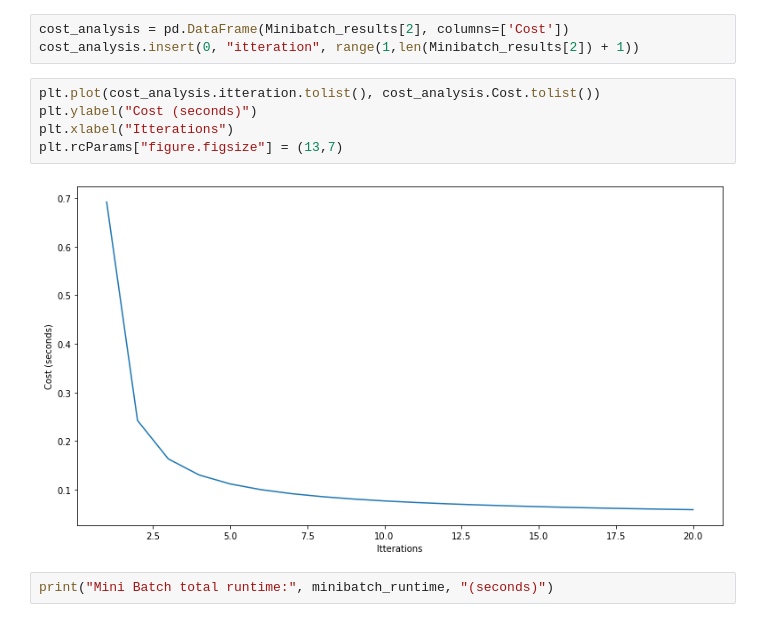
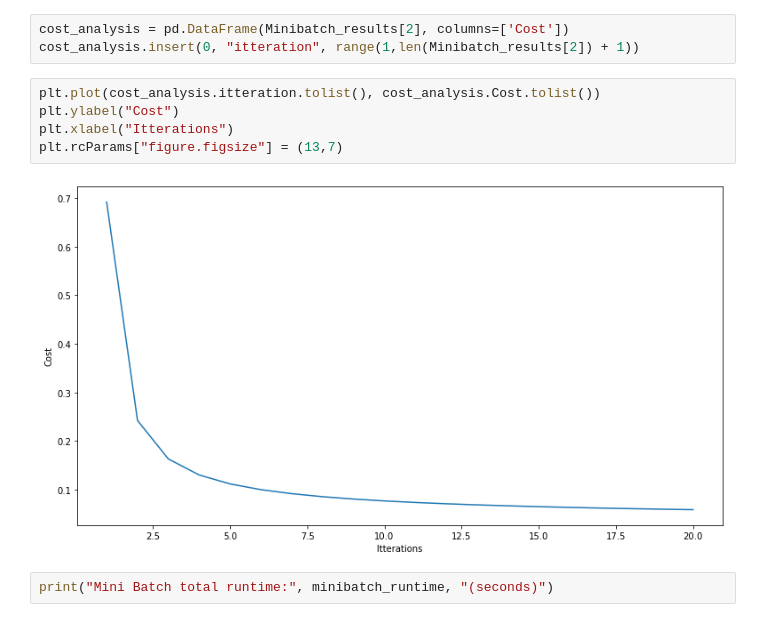
Before and after one commit to js3467/AI-Final, a Jupyter notebook: AI_Final_Part_B.ipynb, the cells around one changed output. Drawn from its saved outputs; the diff is of its cells as text.

```diff
--- a/AI_Final_Part_B.ipynb
+++ b/AI_Final_Part_B.ipynb
@@ -94,11 +100,11 @@ cost_analysis = pd.DataFrame(Minibatch_results[2], columns=['Cost'])
 cost_analysis.insert(0, "itteration", range(1,len(Minibatch_results[2]) + 1))
 # %%
 plt.plot(cost_analysis.itteration.tolist(), cost_analysis.Cost.tolist())
-plt.ylabel("Cost (seconds)")
+plt.ylabel("Cost")
 plt.xlabel("Itterations")
 plt.rcParams["figure.figsize"] = (13,7)
 # %% [output]
-[figure, old version]
+[figure, new version]
 # %%
 print("Mini Batch total runtime:", minibatch_runtime, "(seconds)")
 # %% [output]
```
Also changed, not shown: parts of 5 cells of this notebook, 1 other file.
